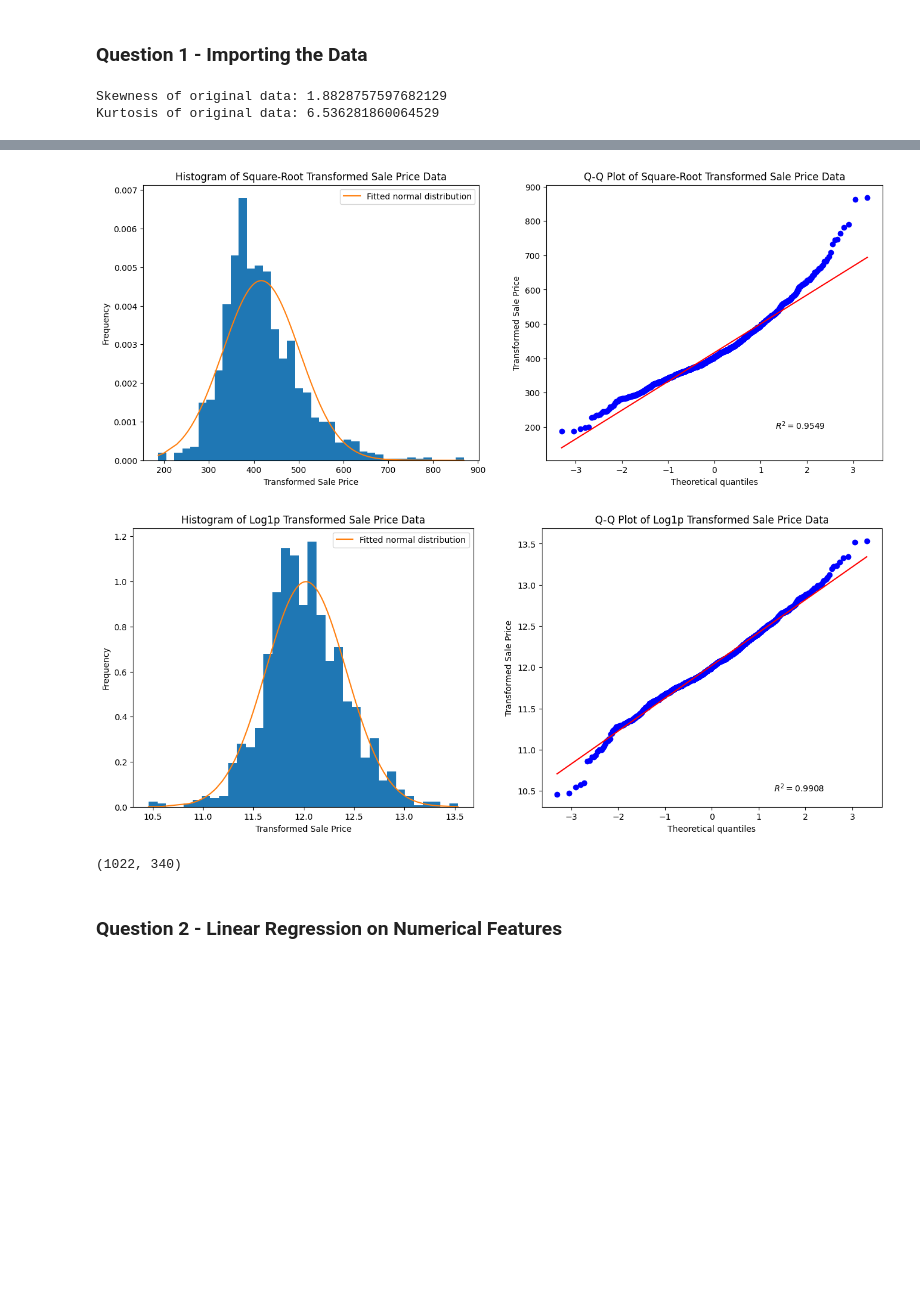
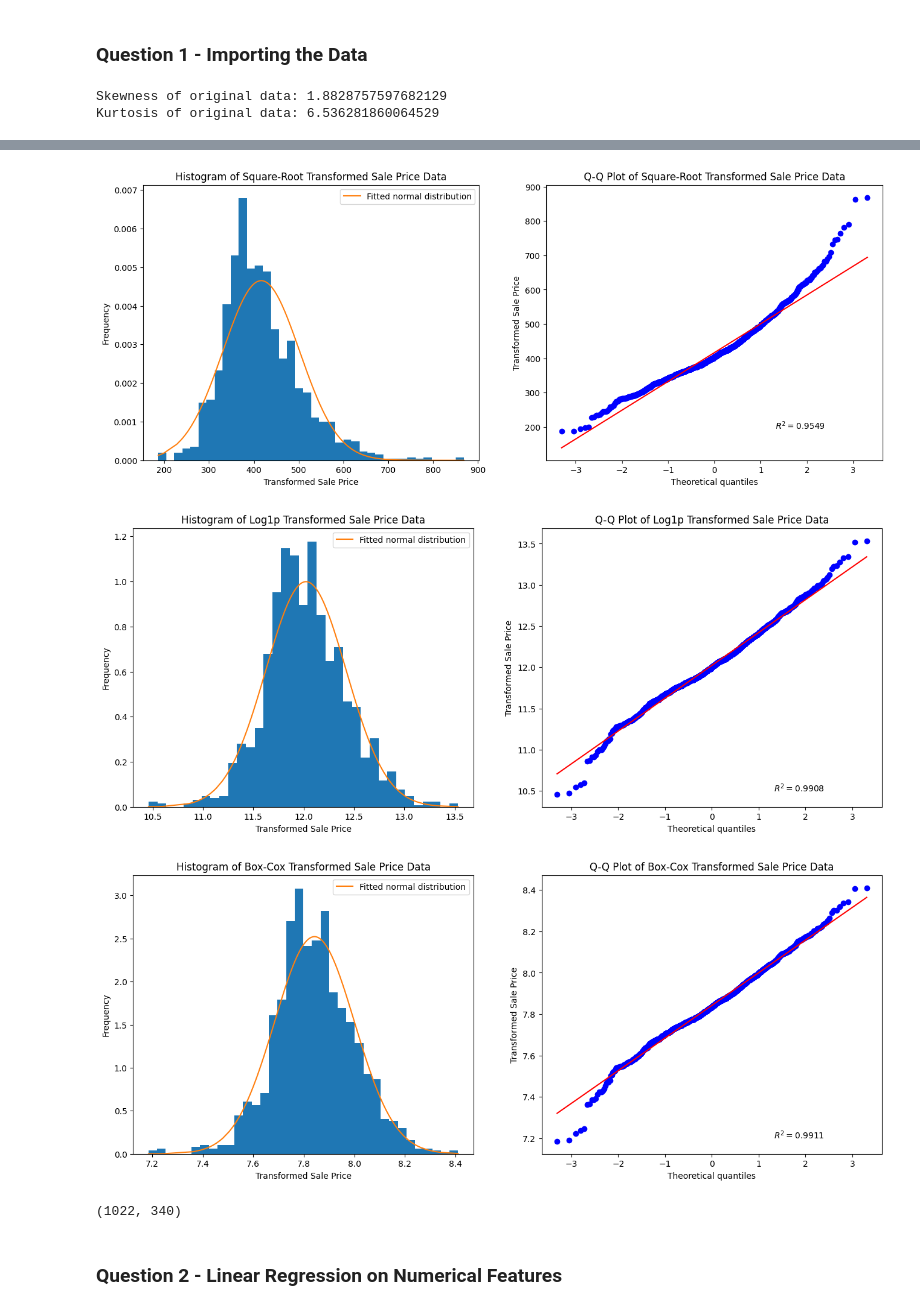
Before and after one commit to njohnson433/Machine-Learning-in-Finance-Insurance-HS25, a Jupyter notebook: project_1/pr1.ipynb, the cells around one changed output, grey strips where cells are left out. Saved outputs shown, nothing was run; the diff lists cells and outputs as text; code cells hidden in the pictures; blank space fills up the shorter version.

```diff
--- a/project_1/pr1.ipynb
+++ b/project_1/pr1.ipynb
@@ -195,21 +195,21 @@ plt.show()
 
 # Box-Cox transformation
 
-# fig, (ax1, ax2) = plt.subplots(1, 2, figsize=(16, 6))
+fig, (ax1, ax2) = plt.subplots(1, 2, figsize=(16, 6))
 
-# prob = stats.probplot(sale_price_trans_boxcox, dist=stats.norm, plot=ax2, rvalue=True)
+prob = stats.probplot(sale_price_trans_boxcox, dist=stats.norm, plot=ax2, rvalue=True)
 
-# ax1.hist(sale_price_trans_boxcox, bins='auto', density = True)
-# ax1.plot(np.sort(sale_price_trans_boxcox), fit_norm_pdf(sale_price_trans_boxcox)[2], label='Fitted normal distribution')
-# ax1.set_title("Histogram of Box-Cox Transformed Sale Price Data")
-# ax1.set_xlabel("Transformed Sale Price")
-# ax1.set_ylabel("Frequency")
-# ax1.legend()
+ax1.hist(sale_price_trans_boxcox, bins='auto', density = True)
+ax1.plot(np.sort(sale_price_trans_boxcox), fit_norm_pdf(sale_price_trans_boxcox)[2], label='Fitted normal distribution')
+ax1.set_title("Histogram of Box-Cox Transformed Sale Price Data")
+ax1.set_xlabel("Transformed Sale Price")
+ax1.set_ylabel("Frequency")
+ax1.legend()
 
-# ax2.set_title(f'Q-Q Plot of Box-Cox Transformed Sale Price Data')
-# ax2.set_ylabel('Transformed Sale Price')
+ax2.set_title(f'Q-Q Plot of Box-Cox Transformed Sale Price Data')
+ax2.set_ylabel('Transformed Sale Price')
 
-# plt.show()
+plt.show()
 
 
 
@@ -239,6 +239,7 @@ plt.show()
 # Looking at the different transformations above, we can see that the Box-Cox transformation seems to perform best in terms of making the data
 # more normally distributed. This is if we only have a look at the r² data from the transformed q-q plot. Log1p and the log transform are very similar in their r² values.
 # From testing our models on the different transformations we did not see a slight improvement between the log1p and log performance and have therefore decided to go with the log1p transform.
+# This is also backed by the fact that it is easier to understand what is going on in the transform in comparison to the Box-Cox transform.
 
 
 sale_price_trans = sale_price_trans_log
@@ -301,33 +302,34 @@ X_test[numerical_features] = X_test[numerical_features].fillna(X_train[numerical
 train_means = X_train[numerical_features].mean()
 train_stds = X_train[numerical_features].std()
 
 
 X_train[numerical_features] = (X_train[numerical_features] - train_means) / train_stds
 X_test[numerical_features]  = (X_test[numerical_features] - train_means) / train_stds
 
 # helper variable for analysis in 3a
 X_train_pre_one_hot = X_train
 
 # one-hot encode categorical features in X_train
 X_train = pd.get_dummies(X_train, dummy_na=True, columns=categorical_features)
 print(X_train.shape)
 
 # one-hot encode categorical features in X_Test
 X_test = pd.get_dummies(X_test, dummy_na=True, columns=categorical_features)
 
 # ensure that X_test has the same columns as X_train
 X_test = X_test.reindex(columns=X_train.columns, fill_value=0)
 
 # list columns that contain any NaN
 # print("Cols with NaN:", X_test.columns[X_test.isna().any()].tolist())
 # %% [output]
 Skewness of original data: 1.8828757597682129
 Kurtosis of original data: 6.536281860064529
 [figure]
 [figure]
 [figure]
 [figure]
 [figure]
+[figure, added]
 (1022, 340)
 # %% [markdown]
 ### Question 2 - Linear Regression on Numerical Features
```
